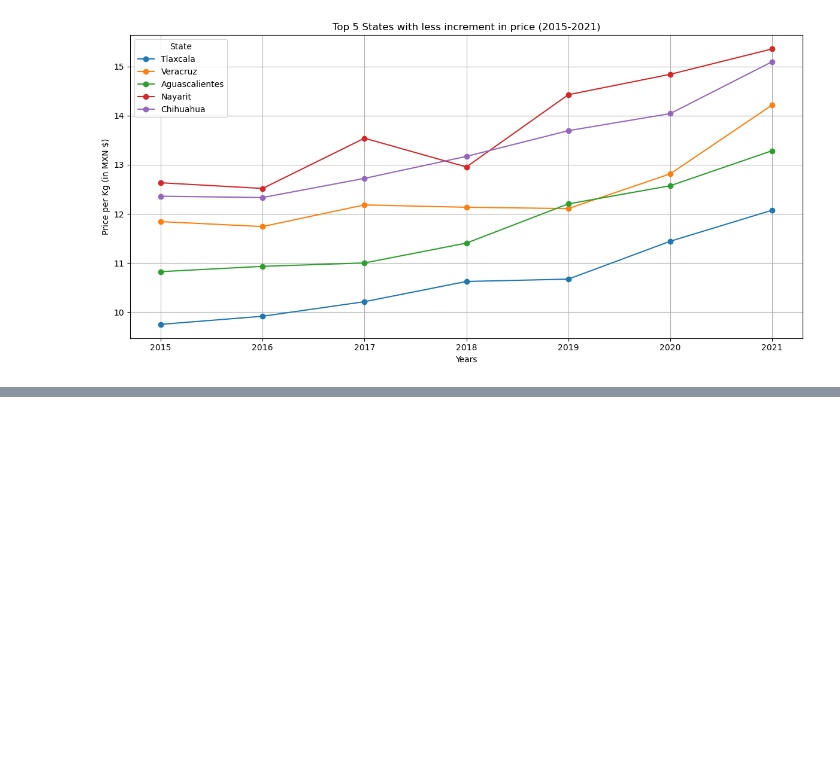
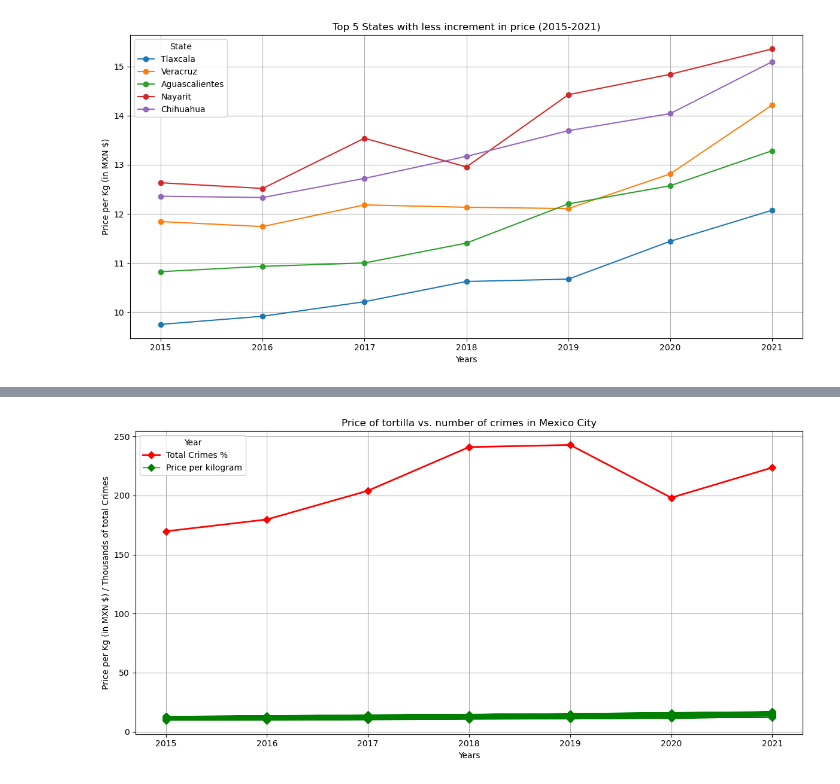
Before and after one commit to Josemarome/Project_1, a Jupyter notebook: Tortilla.ipynb, the cells around one changed output, grey strips where cells are left out. Cells and saved outputs as stored; diff of their text form; code cells hidden in the pictures; blank space fills up the shorter version.

```diff
--- a/Tortilla.ipynb
+++ b/Tortilla.ipynb
@@ -583,0 +651,3 @@ plt.show()
+# %%
+crime_data_cdmx = crime_data_2.loc[crime_data_2["Entidad"]=="Ciudad de México"]
+crime_data_cdmx
@@ -583,0 +663,3 @@ plt.show()
+# %%
+crime_data_cdmx["Total Crimes %"] = round(crime_data_cdmx["Total Delitos"]/1000,2)
+crime_data_cdmx
@@ -583,0 +691,19 @@ plt.show()
+# %%
+plt.figure(figsize=(12, 6))
+
+plt.plot(crime_data_cdmx['Año'], crime_data_cdmx['Total Crimes %'],
+         marker='D', color='r', linewidth=2, label='Total Crimes %')
+
+plt.plot(grouped_15_21['Year'], grouped_15_21['Price per kilogram'],
+         marker='D', color='g', linewidth=1, label="Price per kilogram")
+
+plt.title('Price of tortilla vs. number of crimes in Mexico City')
+plt.xlabel('Years')
+plt.ylabel('Price per Kg (in MXN $) / Thousands of total Crimes')
+plt.xticks(range(2015, 2022))
+plt.legend(title='Year')
+plt.grid()
+plt.tight_layout()
+plt.show()
+# %% [output]
+[figure, added]
```
Also changed, not shown: parts of 9 cells of this notebook.
